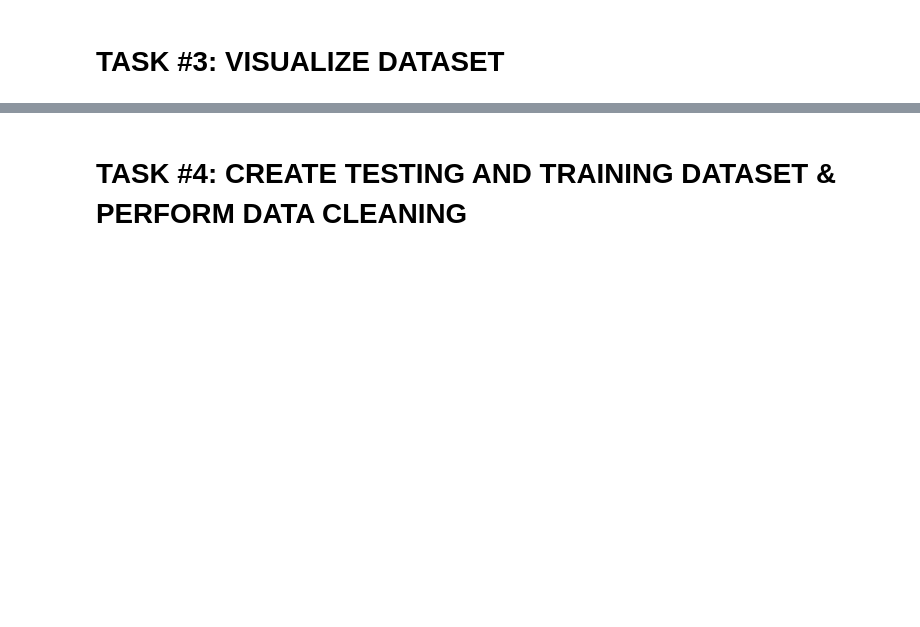
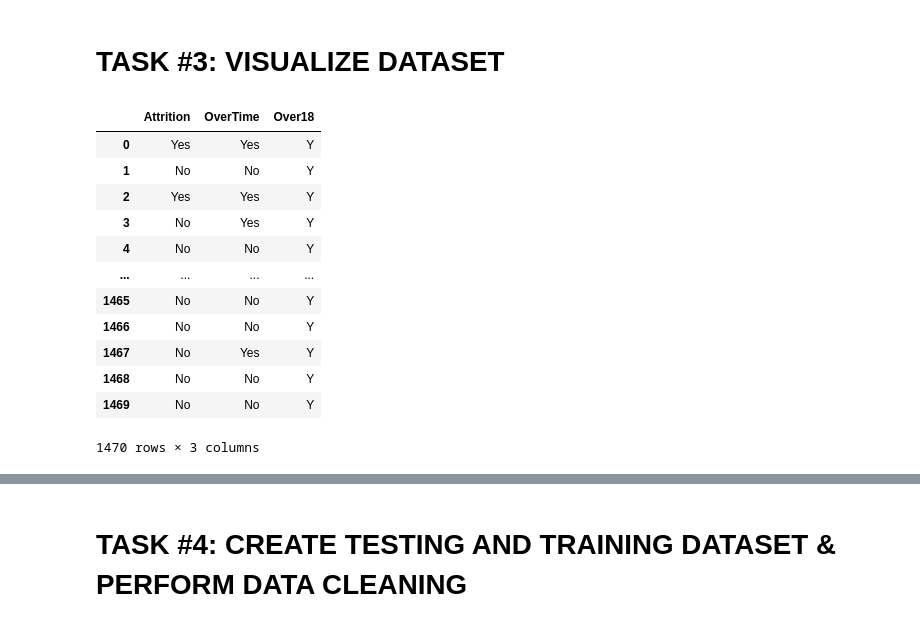
Before and after one commit to dinaeshsugumaran/MLOps, a Jupyter notebook: Practice/ML_V2/Data_Science_sample_projects/01_Human_Resources/01_Human_Resources_Department_Skeleton.ipynb, the cells around one changed output, grey strips where cells are left out. Saved outputs shown, nothing was run; the diff lists cells and outputs as text; code cells hidden in the pictures; blank space fills up the shorter version.

```diff
--- a/Practice/ML_V2/Data_Science_sample_projects/01_Human_Resources/01_Human_Resources_Department_Skeleton.ipynb
+++ b/Practice/ML_V2/Data_Science_sample_projects/01_Human_Resources/01_Human_Resources_Department_Skeleton.ipynb
@@ -49,3 +84,19 @@ df.head()
 # TASK #3: VISUALIZE DATASET
 # %%
 # Let's replace 'Attritition' , 'overtime' , 'Over18' column with integers before performing any visualizations
+# %%
+df[['Attrition','OverTime','Over18']]
+# %% [output]
+|  | Attrition | OverTime | Over18 |
+| 0 | Yes | Yes | Y |
+| 1 | No | No | Y |
+| 2 | Yes | Yes | Y |
+| 3 | No | Yes | Y |
+| 4 | No | No | Y |
+| ... | ... | ... | ... |
+| 1465 | No | No | Y |
+| 1466 | No | No | Y |
+| 1467 | No | Yes | Y |
+| 1468 | No | No | Y |
+| 1469 | No | No | Y |
+1470 rows × 3 columns
```
Also changed, not shown: parts of 5 cells of this notebook, 3 other files.
